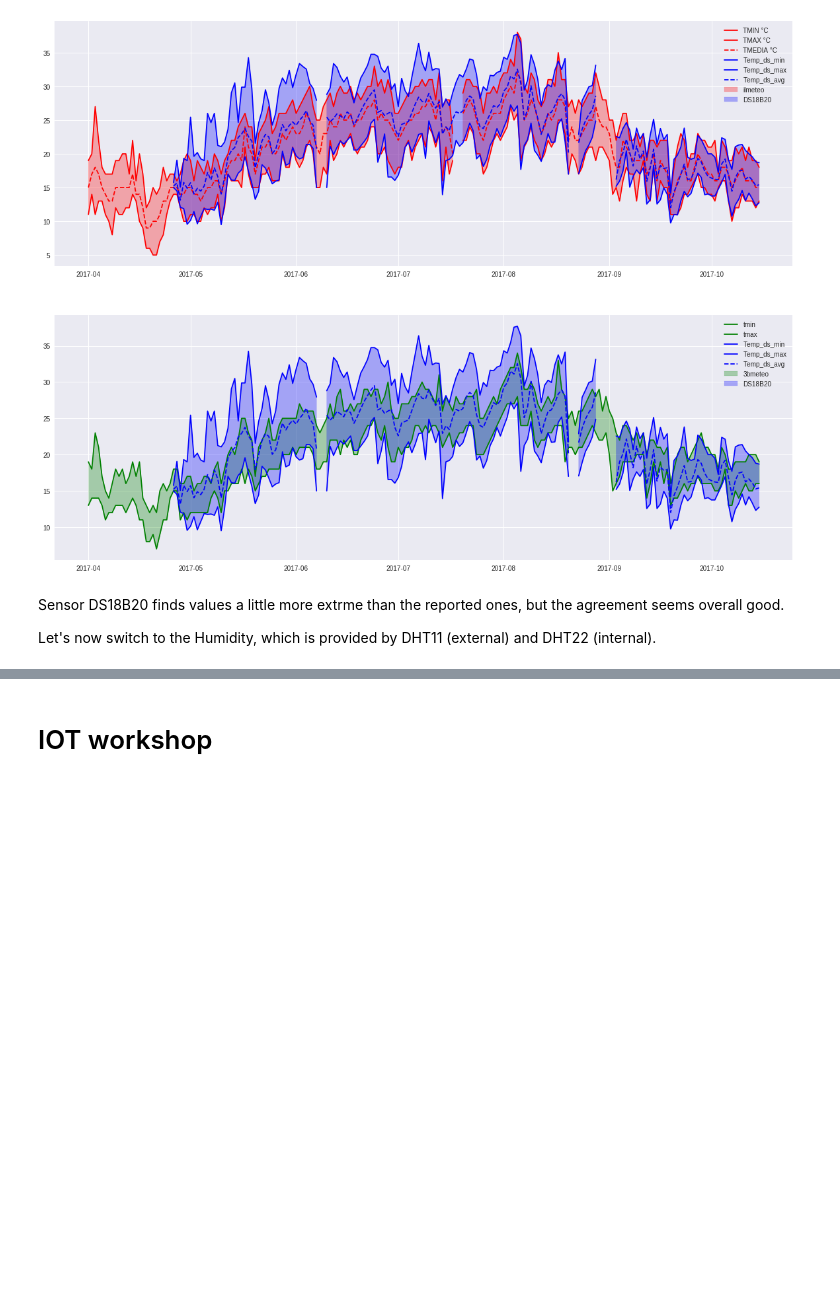
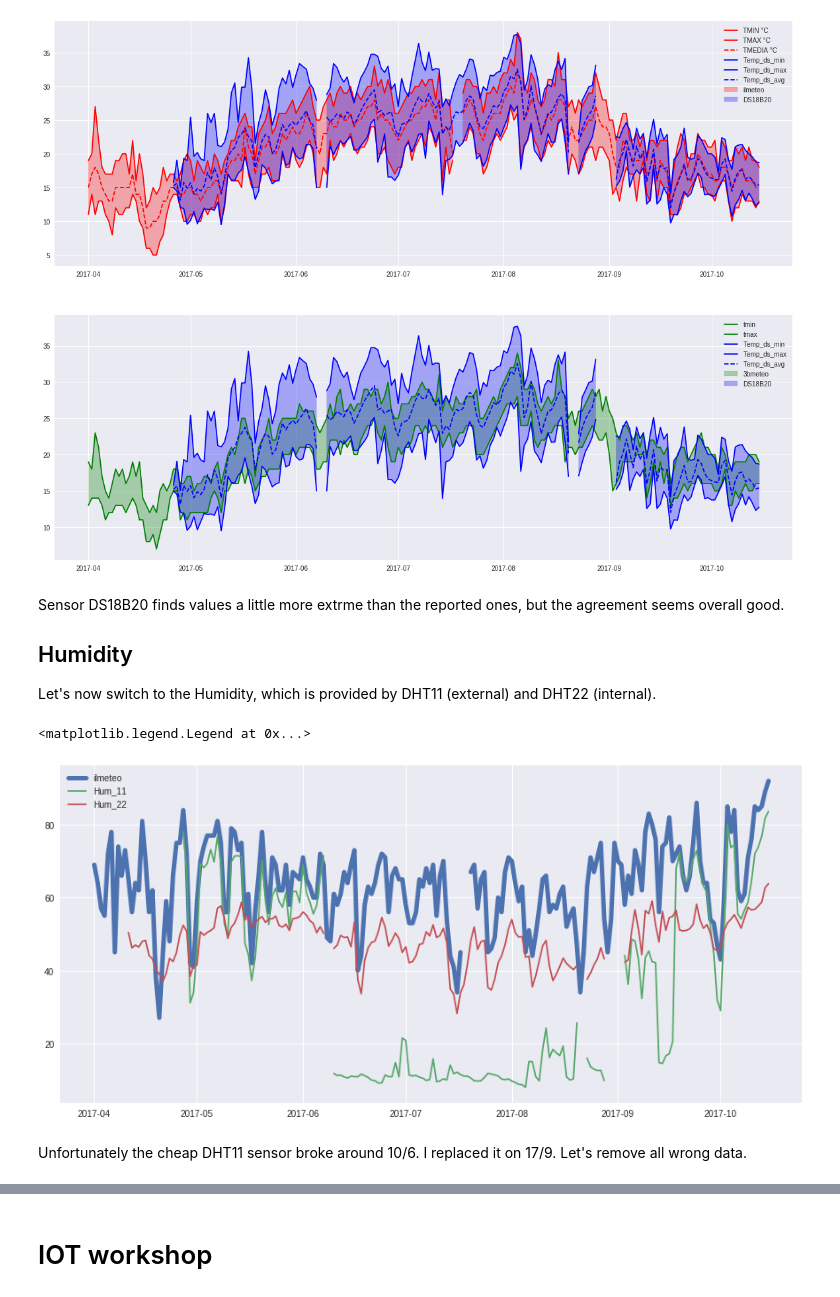
Before and after one commit to baruselli/weather_datalog, a Jupyter notebook: datalog.ipynb, the cells around one changed output, grey strips where cells are left out. Saved outputs shown, nothing was run; the diff lists cells and outputs as text; code cells hidden in the pictures; blank space fills up the shorter version.

```diff
--- a/datalog.ipynb
+++ b/datalog.ipynb
@@ -314,4 +316,21 @@ ax[1].legend();
 # %% [markdown]
 Sensor DS18B20 finds values a little more extrme than the reported ones, but the agreement seems overall good.
 
+## Humidity
+
 Let's now switch to the Humidity, which is provided by DHT11 (external) and DHT22 (internal).
+# %%
+#H media
+%matplotlib inline
+#%matplotlib notebook
+#%matplotlib qt  # wx, gtk, osx, tk, notebook
+f, ax = plt.subplots(1,1,figsize=(15,7))
+ax.plot(all_daily["UMIDITA %"],label="ilmeteo",linewidth=5)
+ax.plot(all_daily["Hum_11_avg"],label="Hum_11")
+ax.plot(all_daily["Hum_22_avg"],label="Hum_22")
+ax.legend()
+# %% [output]
+<matplotlib.legend.Legend at 0x...>
+[figure, added]
+# %% [markdown]
+Unfortunately the cheap DHT11 sensor broke around 10/6. I replaced it on 17/9. Let's remove all wrong data.
```
Also changed, not shown: parts of 9 cells of this notebook.
